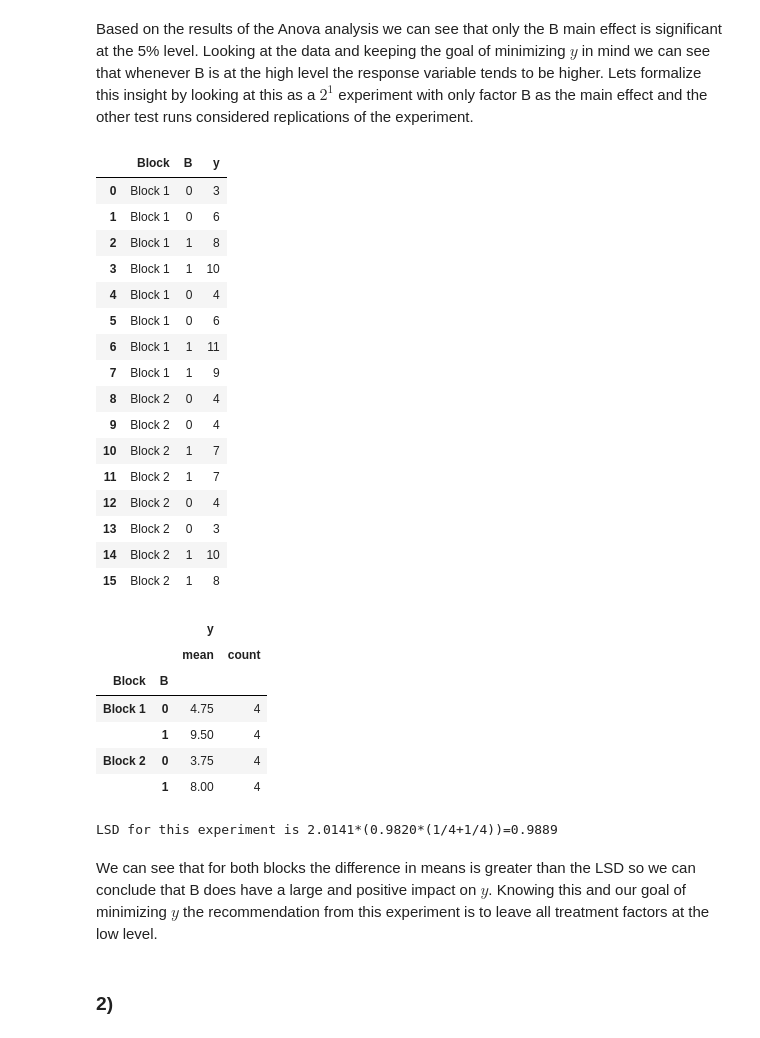
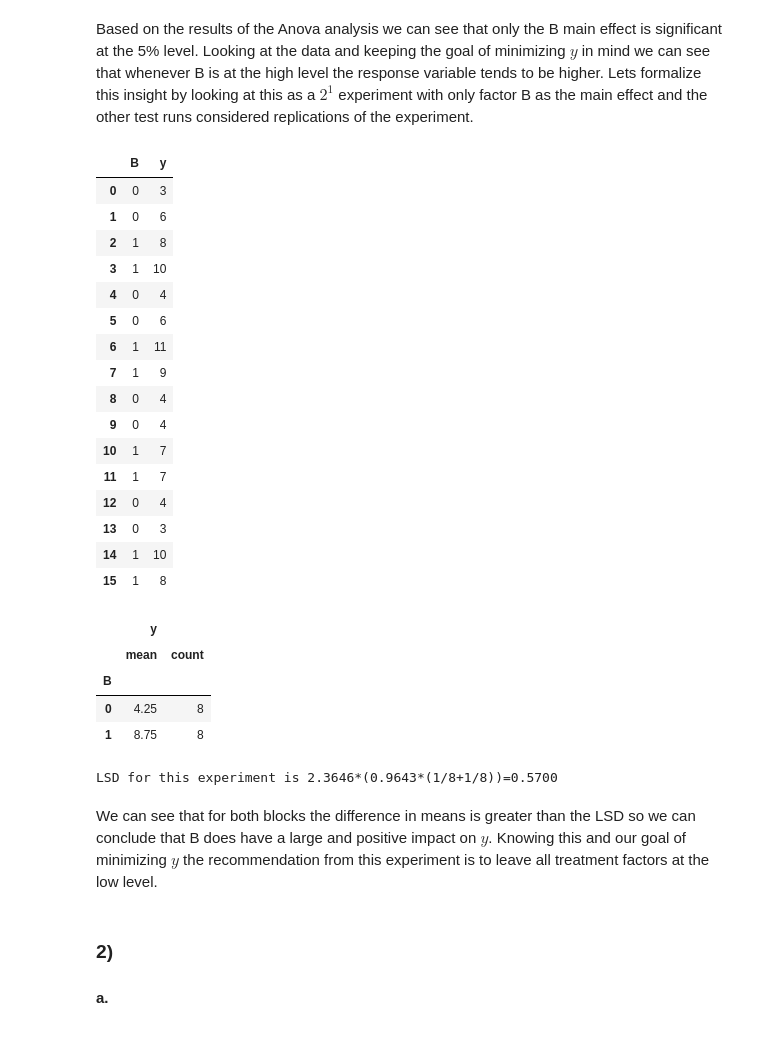
Before and after one commit to alecabt85/exp_design, a Jupyter notebook: STAT722 Assignment 3 Burtner-Abt v2.ipynb, the cells around one changed output. Drawn from its saved outputs; the diff is of its cells as text; code cells hidden in the pictures.

```diff
--- a/STAT722 Assignment 3 Burtner-Abt v2.ipynb
+++ b/STAT722 Assignment 3 Burtner-Abt v2.ipynb
@@ -51,46 +51,45 @@ anova
 # %% [markdown]
 Based on the results of the Anova analysis we can see that only the B main effect is significant at the 5% level.  Looking at the data and keeping the goal of minimizing $y$ in mind we can see that whenever B is at the high level the response variable tends to be higher.  Lets formalize this insight by looking at this as a $2^1$ experiment with only factor B as the main effect and the other test runs considered replications of the experiment.
 # %%
-data_B = data[['Block','B','y']]
+data_B = data[['B','y']]
 data_B
 # %% [output]
-|  | Block | B | y |
-| 0 | Block 1 | 0 | 3 |
-| 1 | Block 1 | 0 | 6 |
-| 2 | Block 1 | 1 | 8 |
-| 3 | Block 1 | 1 | 10 |
-| 4 | Block 1 | 0 | 4 |
-| 5 | Block 1 | 0 | 6 |
-| 6 | Block 1 | 1 | 11 |
-| 7 | Block 1 | 1 | 9 |
-| 8 | Block 2 | 0 | 4 |
-| 9 | Block 2 | 0 | 4 |
-| 10 | Block 2 | 1 | 7 |
-| 11 | Block 2 | 1 | 7 |
-| 12 | Block 2 | 0 | 4 |
-| 13 | Block 2 | 0 | 3 |
-| 14 | Block 2 | 1 | 10 |
-| 15 | Block 2 | 1 | 8 |
+|  | B | y |
+| 0 | 0 | 3 |
+| 1 | 0 | 6 |
+| 2 | 1 | 8 |
+| 3 | 1 | 10 |
+| 4 | 0 | 4 |
+| 5 | 0 | 6 |
+| 6 | 1 | 11 |
+| 7 | 1 | 9 |
+| 8 | 0 | 4 |
+| 9 | 0 | 4 |
+| 10 | 1 | 7 |
+| 11 | 1 | 7 |
+| 12 | 0 | 4 |
+| 13 | 0 | 3 |
+| 14 | 1 | 10 |
+| 15 | 1 | 8 |
 # %%
-data_B.groupby(['Block','B']).agg(['mean','count'])
+data_B.groupby(['B']).agg(['mean','count'])
 # %% [output]
-|  |  | y |  |
-|  |  | mean | count |
-| Block | B |  |  |
-| Block 1 | 0 | 4.75 | 4 |
-|  | 1 | 9.50 | 4 |
-| Block 2 | 0 | 3.75 | 4 |
-|  | 1 | 8.00 | 4 |
+|  | y |  |
+|  | mean | count |
+| B |  |  |
+| 0 | 4.25 | 8 |
+| 1 | 8.75 | 8 |
 # %%
 #calculate the LSD using t distribution and variance of difference in two means
-LSD = t.ppf(1-.025, 45) * (anova.loc['Residual','mean_sq']**.5 * (1/4 + 1/4))
-print(f"LSD for this experiment is {t.ppf(1-.025, 45):.04f}*({anova.loc['Residual','mean_sq']**.5:.04f}*(1/4+1/4))={LSD:.04f}")
+LSD = t.ppf(1-.025, 7) * (anova.loc['Residual','mean_sq'] * (1/8 + 1/8))
+print(f"LSD for this experiment is {t.ppf(1-.025, 7):.04f}*({anova.loc['Residual','mean_sq']:.04f}*(1/8+1/8))={LSD:.04f}")
 # %% [output]
-LSD for this experiment is 2.0141*(0.9820*(1/4+1/4))=0.9889
+LSD for this experiment is 2.3646*(0.9643*(1/8+1/8))=0.5700
 # %% [markdown]
 We can see that for both blocks the difference in means is greater than the LSD so we can conclude that B does have a large and positive impact on $y$.  Knowing this and our goal of minimizing $y$ the recommendation from this experiment is to leave all treatment factors at the low level.
 # %% [markdown]
 ### 2)
+#### a.
 # %%
 #read in data, and sort into standard order
 q2_data = pd.read_excel("Assignment 3 Data.xlsx", sheet_name="question_2")
```
Also changed, not shown: parts of 31 cells of this notebook, 15 other files.
